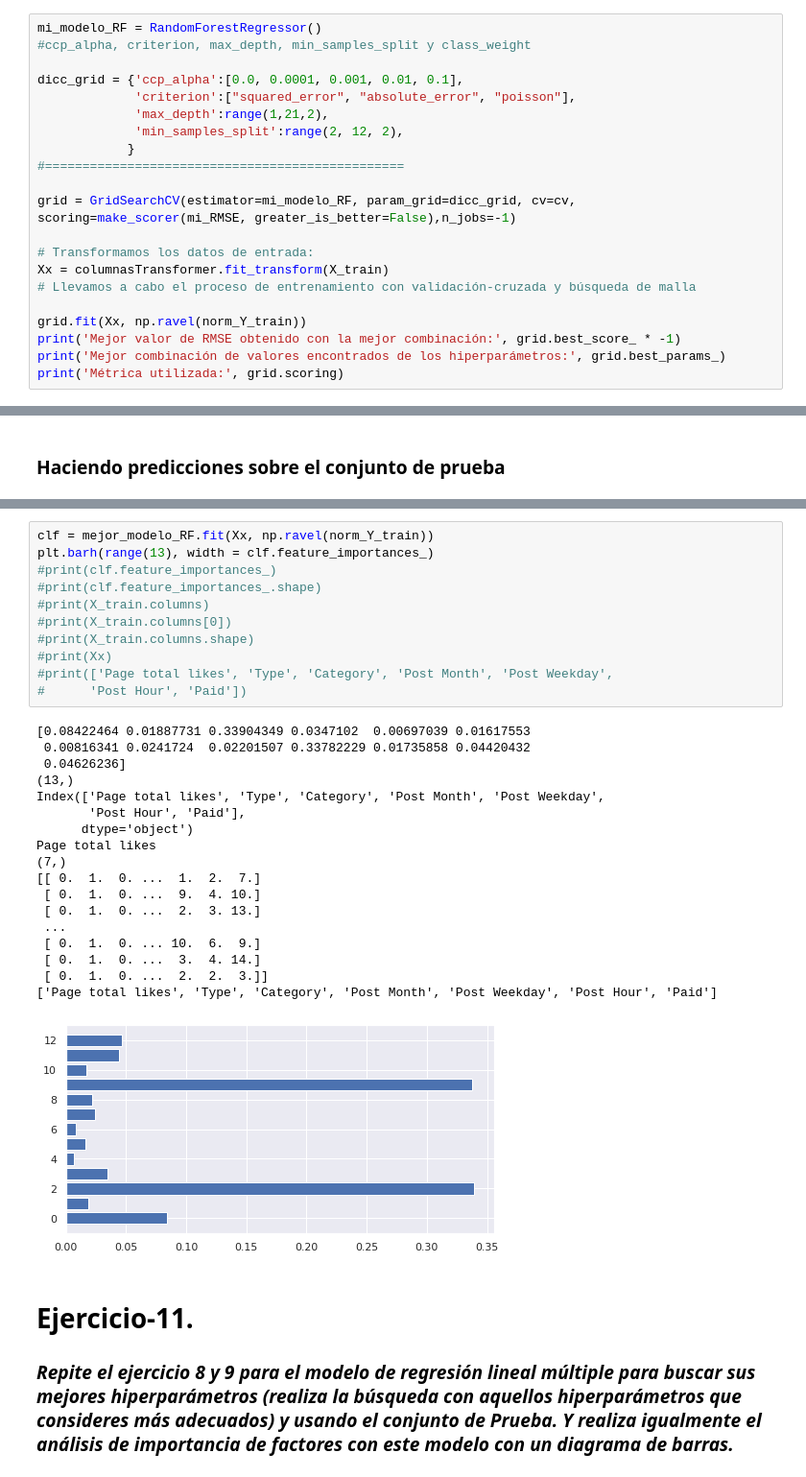
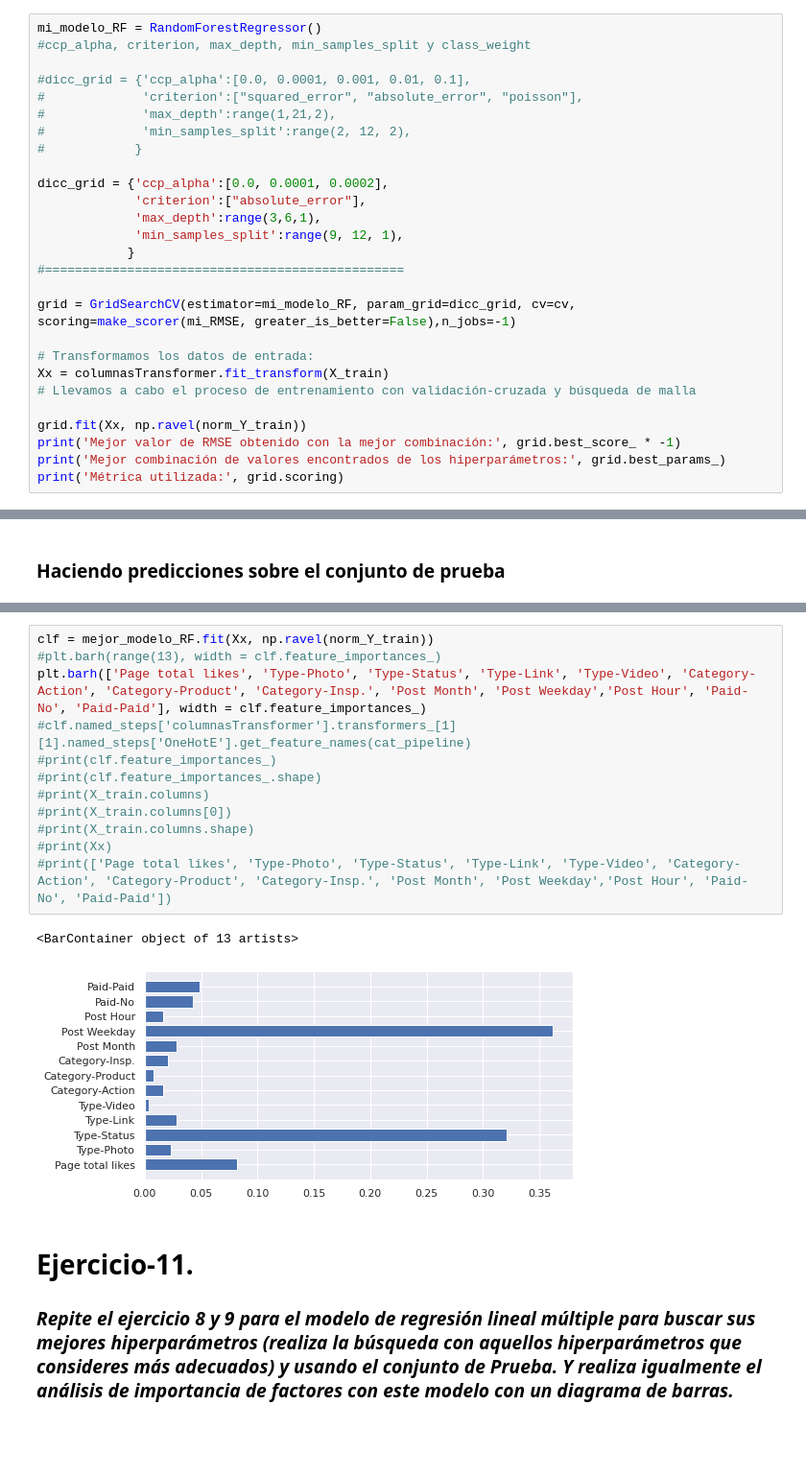
Before and after one commit to Edgar-IAH/IA-Grupo-45, a Jupyter notebook: Semana_7/Redneuronal_Equipo45.ipynb, the cells around one changed output, grey strips where cells are left out. Shown at 96% size. Cells and saved outputs as stored; diff of their text form; blank space fills up the shorter version.

```diff
--- a/Semana_7/Redneuronal_Equipo45.ipynb
+++ b/Semana_7/Redneuronal_Equipo45.ipynb
@@ -756,10 +762,16 @@ Se obtiene el siguiente error de la librería: Scikit-learn
 mi_modelo_RF = RandomForestRegressor()
 #ccp_alpha, criterion, max_depth, min_samples_split y class_weight
 
-dicc_grid = {'ccp_alpha':[0.0, 0.0001, 0.001, 0.01, 0.1],
-             'criterion':["squared_error", "absolute_error", "poisson"],
-             'max_depth':range(1,21,2),
-             'min_samples_split':range(2, 12, 2),
+#dicc_grid = {'ccp_alpha':[0.0, 0.0001, 0.001, 0.01, 0.1],
+#             'criterion':["squared_error", "absolute_error", "poisson"],
+#             'max_depth':range(1,21,2),
+#             'min_samples_split':range(2, 12, 2),
+#            }
+
+dicc_grid = {'ccp_alpha':[0.0, 0.0001, 0.0002],
+             'criterion':["absolute_error"],
+             'max_depth':range(3,6,1),
+             'min_samples_split':range(9, 12, 1),
             }
 #================================================
 
@@ -812,33 +834,18 @@ MAPE: 0.084
 # %%
 clf = mejor_modelo_RF.fit(Xx, np.ravel(norm_Y_train))
-plt.barh(range(13), width = clf.feature_importances_)
+#plt.barh(range(13), width = clf.feature_importances_)
+plt.barh(['Page total likes', 'Type-Photo', 'Type-Status', 'Type-Link', 'Type-Video', 'Category-Action', 'Category-Product', 'Category-Insp.', 'Post Month', 'Post Weekday','Post Hour', 'Paid-No', 'Paid-Paid'], width = clf.feature_importances_)
+#clf.named_steps['columnasTransformer'].transformers_[1][1].named_steps['OneHotE'].get_feature_names(cat_pipeline)
 #print(clf.feature_importances_)
 #print(clf.feature_importances_.shape)
 #print(X_train.columns)
 #print(X_train.columns[0])
 #print(X_train.columns.shape)
 #print(Xx)
-#print(['Page total likes', 'Type', 'Category', 'Post Month', 'Post Weekday',
-#      'Post Hour', 'Paid'])
+#print(['Page total likes', 'Type-Photo', 'Type-Status', 'Type-Link', 'Type-Video', 'Category-Action', 'Category-Product', 'Category-Insp.', 'Post Month', 'Post Weekday','Post Hour', 'Paid-No', 'Paid-Paid'])
 # %% [output]
-[0.08422464 0.01887731 0.33904349 0.0347102  0.00697039 0.01617553
- 0.00816341 0.0241724  0.02201507 0.33782229 0.01735858 0.04420432
- 0.04626236]
-(13,)
-Index(['Page total likes', 'Type', 'Category', 'Post Month', 'Post Weekday',
-       'Post Hour', 'Paid'],
-      dtype='object')
-Page total likes
-(7,)
-[[ 0.  1.  0. ...  1.  2.  7.]
- [ 0.  1.  0. ...  9.  4. 10.]
- [ 0.  1.  0. ...  2.  3. 13.]
- ...
- [ 0.  1.  0. ... 10.  6.  9.]
- [ 0.  1.  0. ...  3.  4. 14.]
- [ 0.  1.  0. ...  2.  2.  3.]]
-['Page total likes', 'Type', 'Category', 'Post Month', 'Post Weekday', 'Post Hour', 'Paid']
+<BarContainer object of 13 artists>
-[figure, old version]
+[figure, new version]
 # %% [markdown]
 # **Ejercicio-11.**
 ### *Repite el ejercicio 8 y 9 para el modelo de regresión lineal múltiple para buscar sus mejores hiperparámetros (realiza la búsqueda con aquellos hiperparámetros que consideres más adecuados) y usando el conjunto de Prueba. Y realiza igualmente el análisis de importancia de factores con este modelo con un diagrama de barras.*
```
Also changed, not shown: parts of 6 cells of this notebook.
